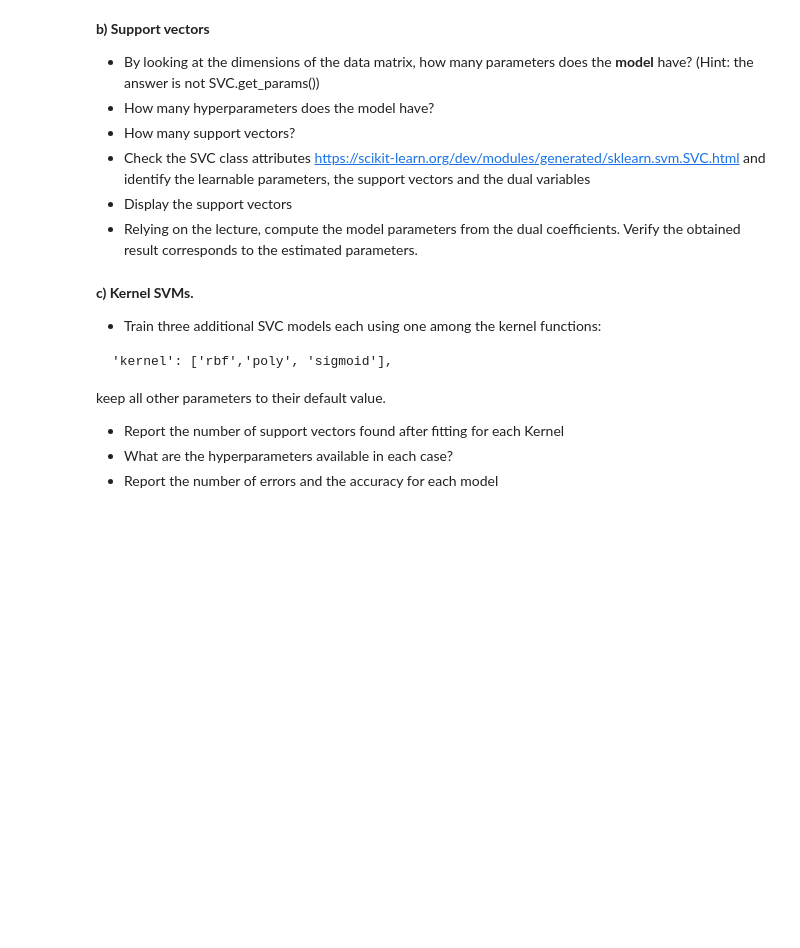
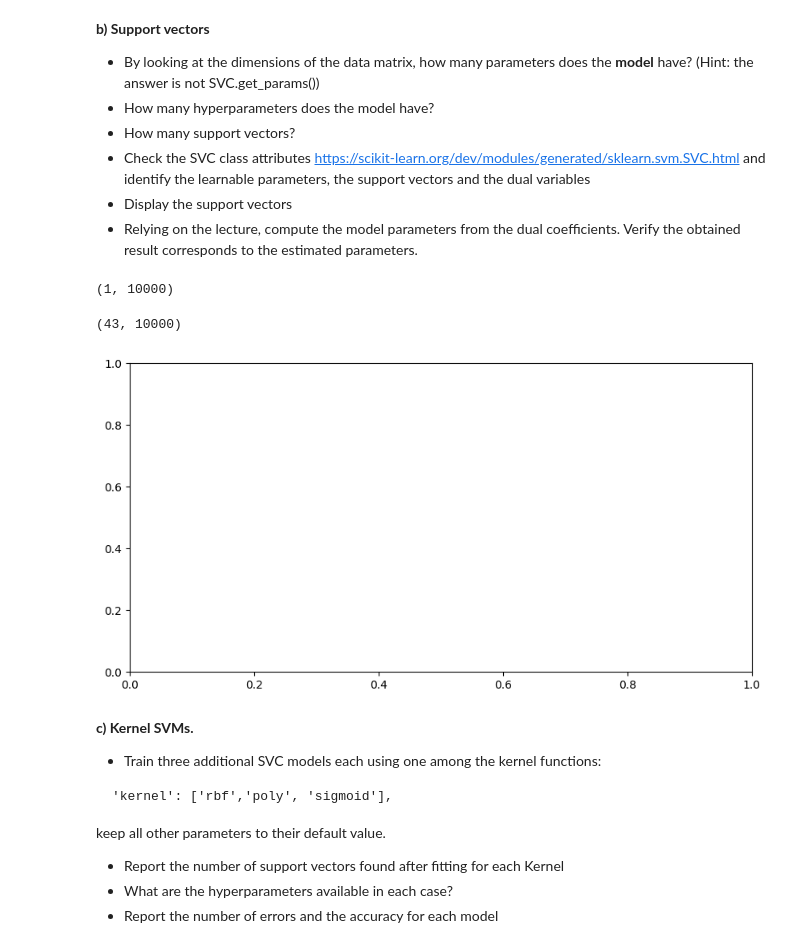
Before and after one commit to JayPanchariya/svm, a Jupyter notebook: 2024_2025_From_Linear_Classifiers_to_SVMs_sv.ipynb, the cells around one changed output. Cells and saved outputs as stored; diff of their text form; code cells hidden in the pictures; blank space fills up the shorter version.

```diff
--- a/2024_2025_From_Linear_Classifiers_to_SVMs_sv.ipynb
+++ b/2024_2025_From_Linear_Classifiers_to_SVMs_sv.ipynb
@@ -80,5 +43,5 @@ ModuleNotFoundError: No module named 'skimage'
 # %%
 # Uncomment if running locally (comment if running in COLAB)
 # Change with your own path
-IMDIR = '/Users/dianamateus/DATA/101Caltech/animals10classes/'
+IMDIR = '/Users/jayotsana/Documents/coding_assignment/task_1/data/animals10classes/'
 # For Windows OS use IMIDR=r'/Users/dianamateus/DATA/101Caltech/animals10classes/'
@@ -183,6 +209,8 @@ imWidth=100
 
 #Call the buildDataset function
 
+X,Y,labelNames=buildDataset(IMDIR,labelNamesAll,K=2,N=100,imHeight=100,imWidth=100,seed=50)
+
 #Check the built dataset classes
 print("Used labels",labelNames)
 print("Size of data matrix", X.shape)
@@ -191,7 +232,8 @@ print("Class labels", Y.T)
 **c)** Split the dataset into a train (80% of samples) and a test set (20% samples) subsets. Make sure the data are shuffled before the split, such that the proportion of the two classes is similar in the train and test.
 # %%
 #PUT your code here, and check the obtained matrices
-
+from sklearn.model_selection import train_test_split
+X_train, X_test, Y_train, Y_test = train_test_split(X, Y, test_size=0.20, random_state=42)
 print("size of train dataset",X_train.shape)
 print("size of test dataset",X_test.shape)
 print("train target vector",Y_train.T)
@@ -218,0 +268,16 @@ print("test target vector",Y_test.T)
+# %%
+# Create, train and test an svm model
+from sklearn.pipeline import make_pipeline
+from sklearn.preprocessing import StandardScaler
+svmLin=SVC(kernel='linear')
+clf = make_pipeline(StandardScaler(), svmLin)
+clf.fit(X_train, Y_train)
+print(clf.score(X_test, Y_test))
+# Create, train and test a "probabilistic" SVM model
+# svmLin = SVC(kernel='linear',probability=True)
+# clf = make_pipeline(StandardScaler(), svmLin)
+# clf.fit(X_train, Y_train)
+# clf.score(X_test, Y_test)
+# svmLin.predict_proba(X_train)
+Y_pred_train=clf.predict(X_train)
+Y_pred_test=clf.predict(X_test)
@@ -224,6 +300,34 @@ print("test target vector",Y_test.T)
 * Check the SVC class attributes https://scikit-learn.org/dev/modules/generated/sklearn.svm.SVC.html and identify the learnable parameters, the support vectors and the dual variables
 * Display the support vectors
 * Relying on the lecture, compute the model parameters from the dual coefficients. Verify the obtained result corresponds to the estimated parameters.
+# %%
+svmLin.coef_.shape
+# %% [output]
+(1, 10000)
+# %%
+from sklearn.inspection import DecisionBoundaryDisplay
+plt.figure(figsize=(10, 5))
+# we can also calculate the decision function manually
+    # decision_function = np.dot(X, clf.coef_[0]) + clf.intercept_[0]
+    # The support vectors are the samples that lie within the margin
+    # boundaries, whose size is conventionally constrained to 1
+# obtain the support vectors through the decision function
+decision_function = clf.decision_function(X)
+support_vector_indices = np.where(np.abs(decision_function) <= 1 + 1e-15)[0]
+support_vectors = X[support_vector_indices]
+ax = plt.gca()
+
+# plt.scatter(support_vectors[:, 0],support_vectors[:, 1],
+#         s=100,
+#         linewidth=1,
+#         facecolors="none",
+#         edgecolors="k",
+#     )
+
+support_vectors.shape
+# %% [output]
+(43, 10000)
+[figure, added]
 # %% [markdown]
 **c) Kernel SVMs.**
 * Train three additional SVC models each using one among the kernel functions:
```
Also changed, not shown: parts of 16 cells of this notebook, 1 other file.
